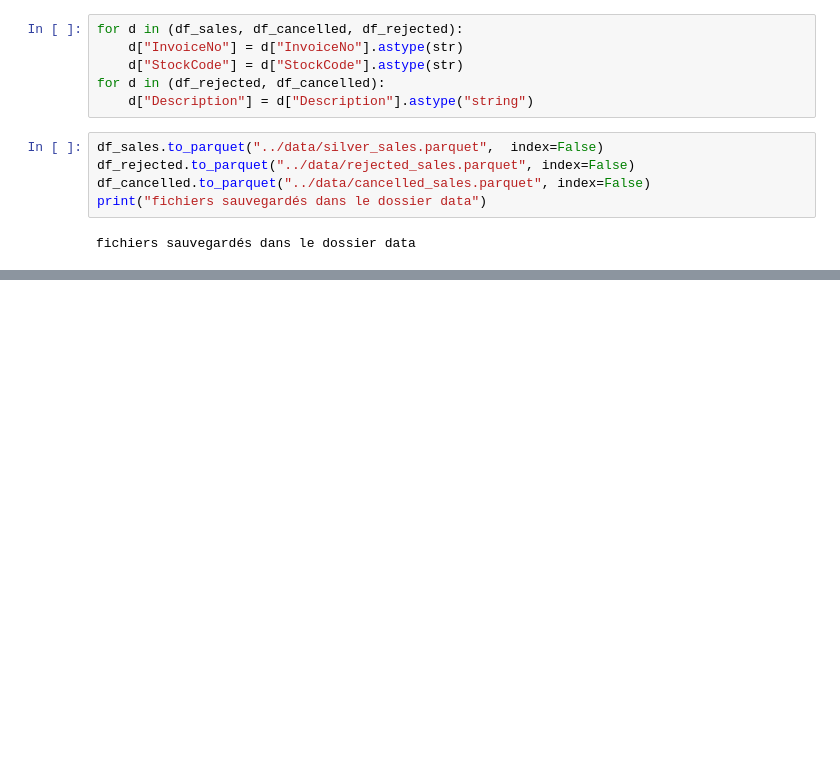
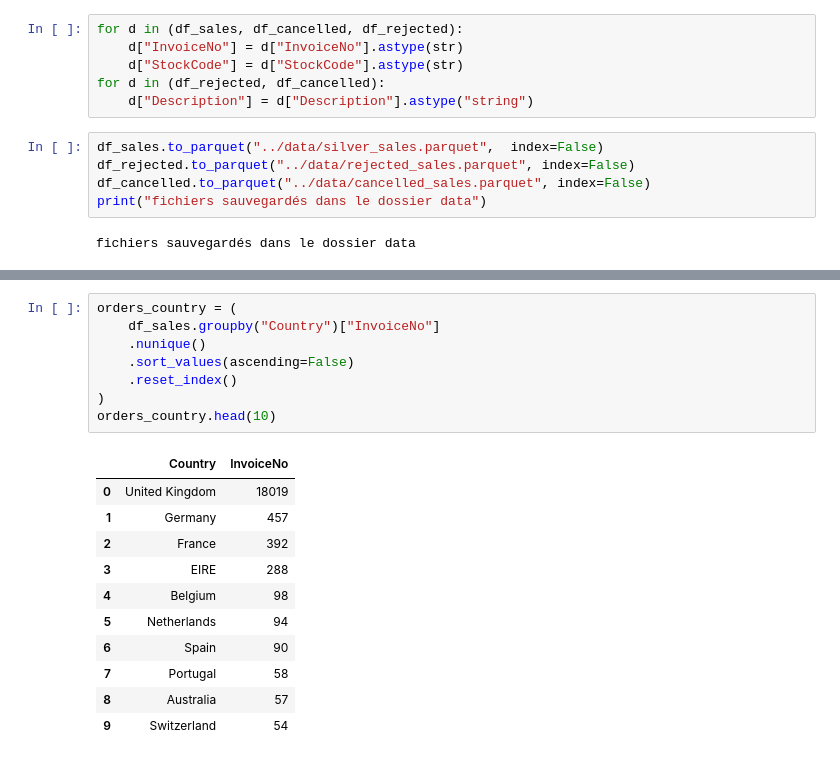
Before and after one commit to Hiba1304/real-time-ecommerce-data-engineering, a Jupyter notebook: notebooks/data_exploration.ipynb, the cells around one changed output, grey strips where cells are left out. Cells and saved outputs as stored; diff of their text form; blank space fills up the shorter version.

```diff
--- a/notebooks/data_exploration.ipynb
+++ b/notebooks/data_exploration.ipynb
@@ -231,0 +291,20 @@ print("Panier moyen :", round(df_sales.groupby("InvoiceNo")["Revenue"].sum().mea
+# %%
+orders_country = (
+    df_sales.groupby("Country")["InvoiceNo"]
+    .nunique()
+    .sort_values(ascending=False)
+    .reset_index()
+)
+orders_country.head(10)
+# %% [output]
+|  | Country | InvoiceNo |
+| 0 | United Kingdom | 18019 |
+| 1 | Germany | 457 |
+| 2 | France | 392 |
+| 3 | EIRE | 288 |
+| 4 | Belgium | 98 |
+| 5 | Netherlands | 94 |
+| 6 | Spain | 90 |
+| 7 | Portugal | 58 |
+| 8 | Australia | 57 |
+| 9 | Switzerland | 54 |
```
Also changed, not shown: parts of 7 cells of this notebook, 3 other files.
